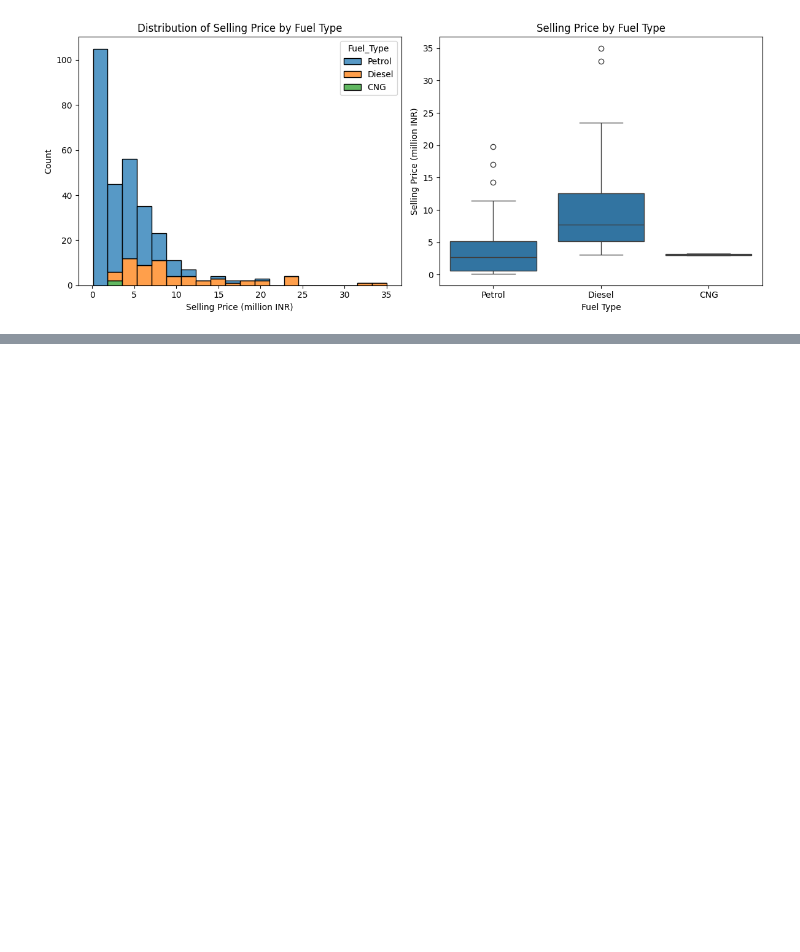
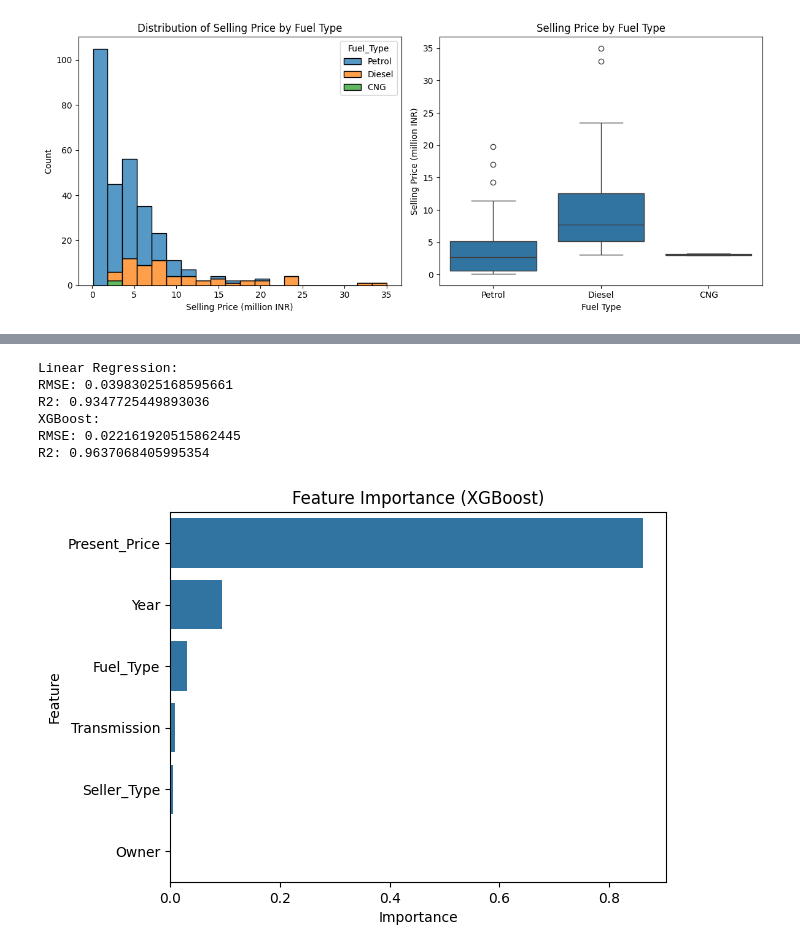
Before and after one commit to Mylovelymary/Car-Price-Prediction, a Jupyter notebook: car_price_prediction.ipynb, the cells around one changed output, grey strips where cells are left out. Cells and saved outputs as stored; diff of their text form; code cells hidden in the pictures; blank space fills up the shorter version.

```diff
--- a/car_price_prediction.ipynb
+++ b/car_price_prediction.ipynb
@@ -95,0 +147,40 @@ max       1.000000      1.000000  1.194658e+01
+# %%
+from sklearn.model_selection import train_test_split
+from sklearn.linear_model import LinearRegression
+from sklearn.metrics import mean_squared_error, r2_score
+import xgboost as xgb
+
+# Разделение
+X = df_reduced.drop('Selling_Price', axis=1)
+y = df_reduced['Selling_Price']
+X_train, X_test, y_train, y_test = train_test_split(X, y, test_size=0.2, random_state=42)
+
+# Модель 1: Линейная регрессия
+lr = LinearRegression()
+lr.fit(X_train, y_train)
+y_pred_lr = lr.predict(X_test)
+print("Linear Regression:")
+print("RMSE:", mean_squared_error(y_test, y_pred_lr))
+print("R2:", r2_score(y_test, y_pred_lr))
+
+# Модель 2: XGBoost
+xgbr = xgb.XGBRegressor(n_estimators=100, learning_rate=0.1, random_state=42)
+xgbr.fit(X_train, y_train)
+y_pred_xgb = xgbr.predict(X_test)
+print("XGBoost:")
+print("RMSE:", mean_squared_error(y_test, y_pred_xgb))
+print("R2:", r2_score(y_test, y_pred_xgb))
+
+# Важность признаков (XGBoost)
+feature_importance = pd.DataFrame({'Feature': X.columns, 'Importance': xgbr.feature_importances_})
+sns.barplot(x='Importance', y='Feature', data=feature_importance.sort_values(by='Importance', ascending=False))
+plt.title('Feature Importance (XGBoost)')
+plt.show()
+# %% [output]
+Linear Regression:
+RMSE: 0.03983025168595661
+R2: 0.9347725449893036
+XGBoost:
+RMSE: 0.022161920515862445
+R2: 0.9637068405995354
+[figure, added]
```
Also changed, not shown: parts of 3 cells of this notebook.
